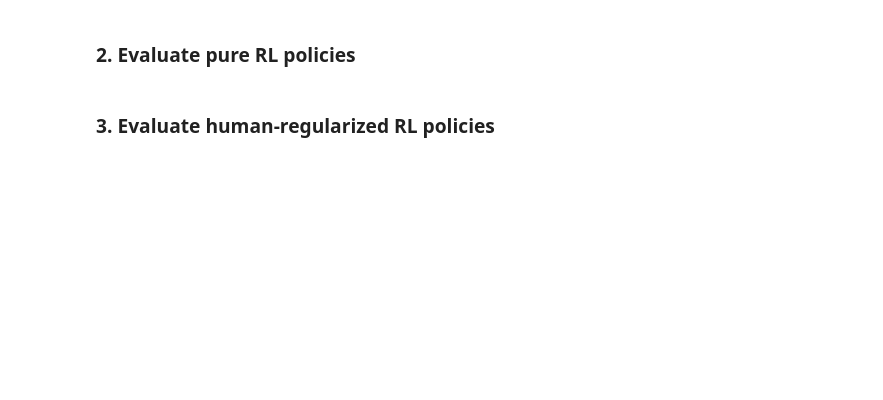
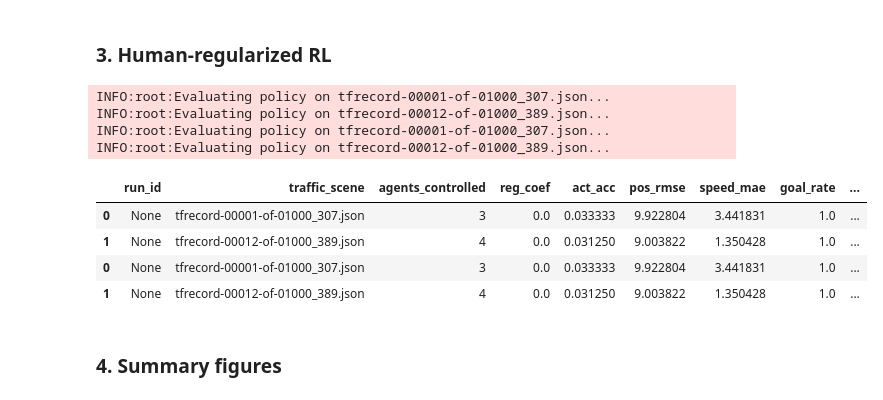
Before and after one commit to facebookresearch/nocturne, a Jupyter notebook: evaluation/il_performance_analysis.ipynb, the cells around one changed output. Cells and saved outputs as stored; diff of their text form; code cells hidden in the pictures; blank space fills up the shorter version.

```diff
--- a/evaluation/il_performance_analysis.ipynb
+++ b/evaluation/il_performance_analysis.ipynb
@@ -122,7 +208,5 @@ for scene_name in df_il_trajs_2.traffic_scene.unique():
 [drawing not drawn]
 [drawing not drawn]
 [drawing not drawn]
-# %% [markdown]
-### 2. Evaluate pure RL policies
 # %% [markdown]
-### 3. Evaluate human-regularized RL policies
+### 3. **Human-regularized RL**
@@ -128,0 +216,57 @@ for scene_name in df_il_trajs_2.traffic_scene.unique():
+# %%
+RL_POLICY_NAME = model_names[0]
+# Load trained model from artifact dir
+checkpoint = torch.load(f"{RL_POLICY_PATH}/{RL_POLICY_NAME}.pt")
+policy = PermEqActorCriticPolicy(**checkpoint['data'])
+policy.load_state_dict(checkpoint['state_dict'])
+policy.eval();
+
+evaluator_reg_025 = EvaluatePolicy(
+    env_config=env_config,
+    exp_config=exp_config,
+    policy=policy,
+    eval_files=EVAL_FILES,
+    log_to_wandb=False,
+    deterministic=True,
+    reg_coef=0.025,
+    return_trajectories=True,
+)
+
+df_hr_rl_res_025, df_hr_rl_trajs_025 = evaluator._get_scores()
+
+RL_POLICY_NAME = model_names[1]
+# Load trained model from artifact dir
+checkpoint = torch.load(f"{RL_POLICY_PATH}/{RL_POLICY_NAME}.pt")
+policy = PermEqActorCriticPolicy(**checkpoint['data'])
+policy.load_state_dict(checkpoint['state_dict'])
+policy.eval();
+
+evaluator_reg_050 = EvaluatePolicy(
+    env_config=env_config,
+    exp_config=exp_config,
+    policy=policy,
+    eval_files=EVAL_FILES,
+    log_to_wandb=False,
+    deterministic=True,
+    reg_coef=0.05,
+    return_trajectories=True,
+)
+
+df_hr_rl_res_050, df_hr_rl_trajs_050 = evaluator._get_scores()
+# %% [output]
+INFO:root:Evaluating policy on tfrecord-00001-of-01000_307.json...
+INFO:root:Evaluating policy on tfrecord-00012-of-01000_389.json...
+INFO:root:Evaluating policy on tfrecord-00001-of-01000_307.json...
+INFO:root:Evaluating policy on tfrecord-00012-of-01000_389.json...
+# %%
+df_hr_rl_res = pd.concat([df_hr_rl_res_025, df_hr_rl_res_050])
+# %%
+df_hr_rl_res
+# %% [output]
+|  | run_id | traffic_scene | agents_controlled | reg_coef | act_acc | pos_rmse | speed_mae | goal_rate | ... |
+| 0 | None | tfrecord-00001-of-01000_307.json | 3 | 0.0 | 0.033333 | 9.922804 | 3.441831 | 1.0 | ... |
+| 1 | None | tfrecord-00012-of-01000_389.json | 4 | 0.0 | 0.031250 | 9.003822 | 1.350428 | 1.0 | ... |
+| 0 | None | tfrecord-00001-of-01000_307.json | 3 | 0.0 | 0.033333 | 9.922804 | 3.441831 | 1.0 | ... |
+| 1 | None | tfrecord-00012-of-01000_389.json | 4 | 0.0 | 0.031250 | 9.003822 | 1.350428 | 1.0 | ... |
+# %% [markdown]
+### 4. **Summary figures**
```
Also changed, not shown: parts of 25 cells of this notebook, 6 other files.
